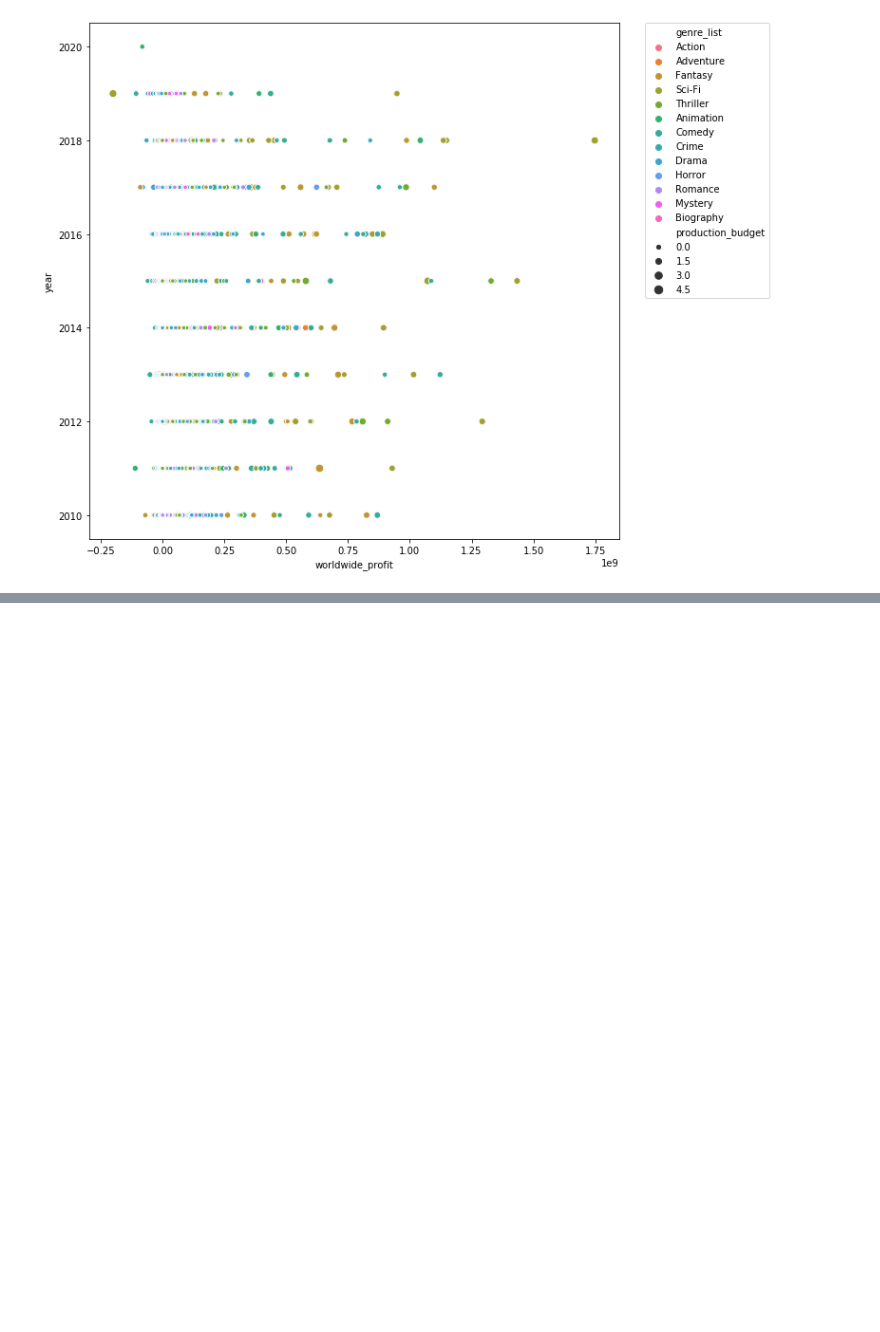
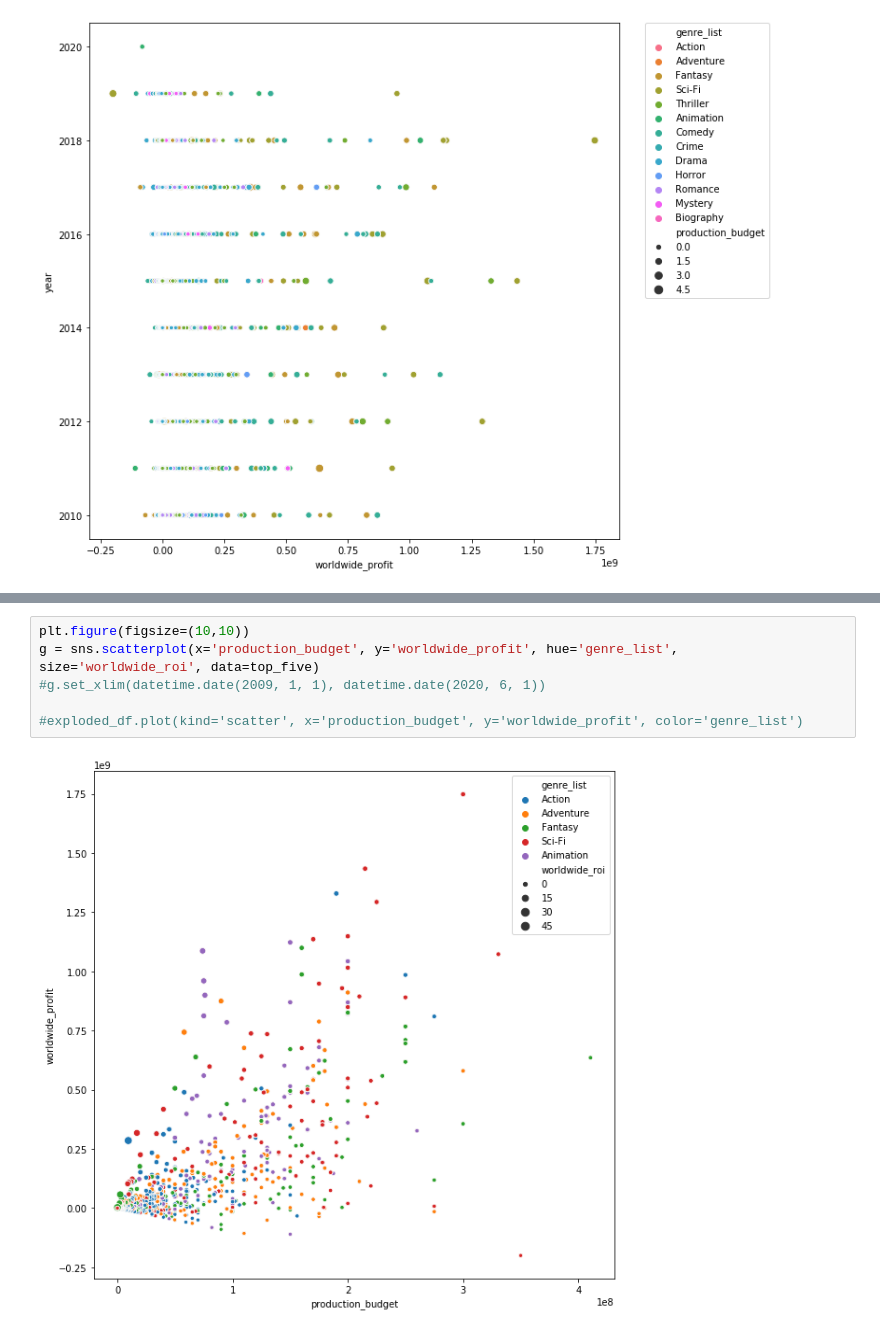
Before and after one commit to jmillerbrooks/mod_1_git_lab, a Jupyter notebook: Bubble_viz.ipynb, the cells around one changed output, grey strips where cells are left out. Cells and saved outputs as stored; diff of their text form; blank space fills up the shorter version.

```diff
--- a/Bubble_viz.ipynb
+++ b/Bubble_viz.ipynb
@@ -52,0 +113,8 @@ plt.show()
+# %%
+plt.figure(figsize=(10,10))
+g = sns.scatterplot(x='production_budget', y='worldwide_profit', hue='genre_list', size='worldwide_roi', data=top_five)
+#g.set_xlim(datetime.date(2009, 1, 1), datetime.date(2020, 6, 1))
+
+#exploded_df.plot(kind='scatter', x='production_budget', y='worldwide_profit', color='genre_list')
+# %% [output]
+[figure, added]
```
Also changed, not shown: parts of 12 cells of this notebook, 2 other files.
